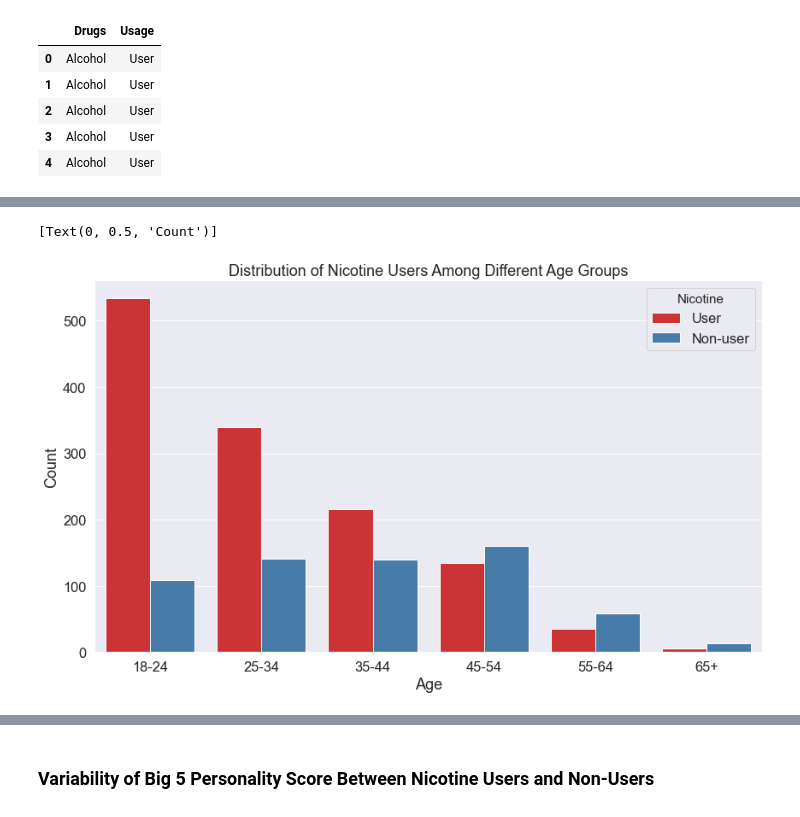
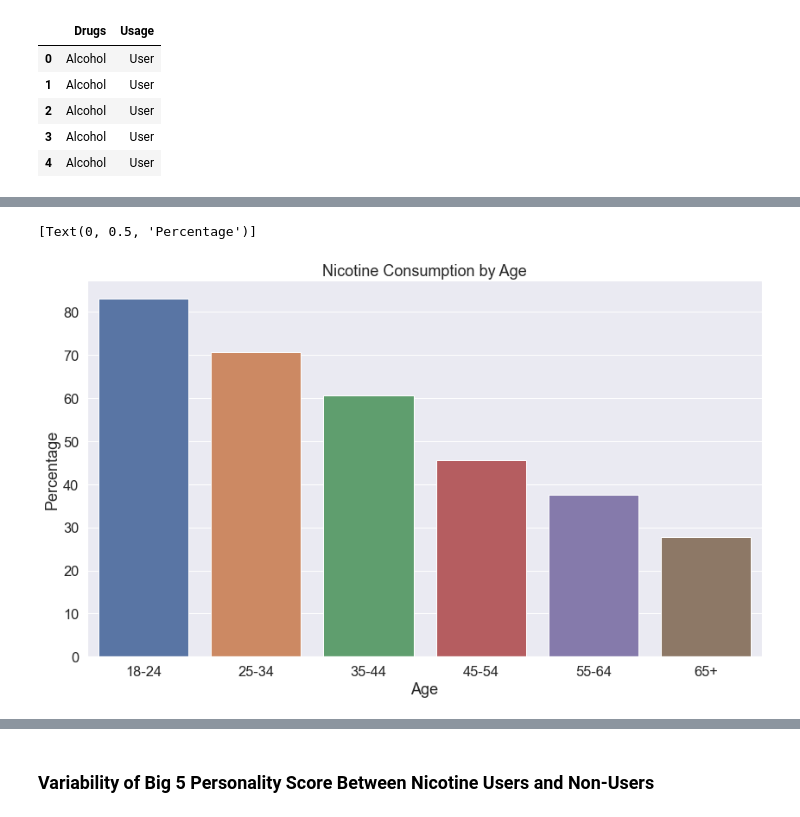
Before and after one commit to filiaguilar/Springboard-DS, a Jupyter notebook: Capstone/Personality Profile Drug Consumption Risk - EDA.ipynb, the cells around one changed output, grey strips where cells are left out. Saved outputs shown, nothing was run; the diff lists cells and outputs as text; code cells hidden in the pictures.

```diff
--- a/Capstone/Personality Profile Drug Consumption Risk - EDA.ipynb
+++ b/Capstone/Personality Profile Drug Consumption Risk - EDA.ipynb
@@ -80,0 +87,5 @@ sns.countplot(y='Drugs', hue='Usage', order=usage_order ,data=drugs_usage, palet
+# %%
+nico_age = df.loc[:,['Age','Nicotine']]
+nico_age_grouped = nico_age.groupby('Age')['Nicotine'].value_counts(normalize=True).sort_values(ascending=False)
+age = [i for i, j in nico_age_grouped.index if j=='User']
+usg_percent = [round(nico_age_grouped[i][j]*100,2) for i, j in nico_age_grouped.index if j=='User']
@@ -81,11 +94,16 @@ sns.countplot(y='Drugs', hue='Usage', order=usage_order ,data=drugs_usage, palet
+# %%
+plt.figure(figsize=(14,8))
+sns.set(font_scale=1.5)
+plt.xlabel('Age')
+plt.title('Nicotine Consumption by Age')
+sns.barplot(x=age, y=usg_percent).set(ylabel='Percentage')
+# %% [output]
+[Text(0, 0.5, 'Percentage')]
+[figure, added]
 # %%
-nico_age = df.loc[:,['Age','Nicotine']]
-ages = sorted(df.Age.unique())
+#ages = sorted(df.Age.unique())
 
-plt.figure(figsize=(14,8))
-sns.set(font_scale=1.5)
-plt.title('Distribution of Nicotine Users Among Different Age Groups')
-sns.countplot(x='Age', hue='Nicotine', order=ages, data=nico_age, palette='Set1').set(ylabel='Count')
+#plt.figure(figsize=(14,8))
+#sns.set(font_scale=1.5)
+#plt.title('Distribution of Nicotine Users Among Different Age Groups')
+#sns.countplot(x='Age', hue='Nicotine', order=ages, data=nico_age, palette='Set1').set(ylabel='Count')
-# %% [output]
-[Text(0, 0.5, 'Count')]
-[figure, removed]
```
Also changed, not shown: parts of 29 cells of this notebook.
